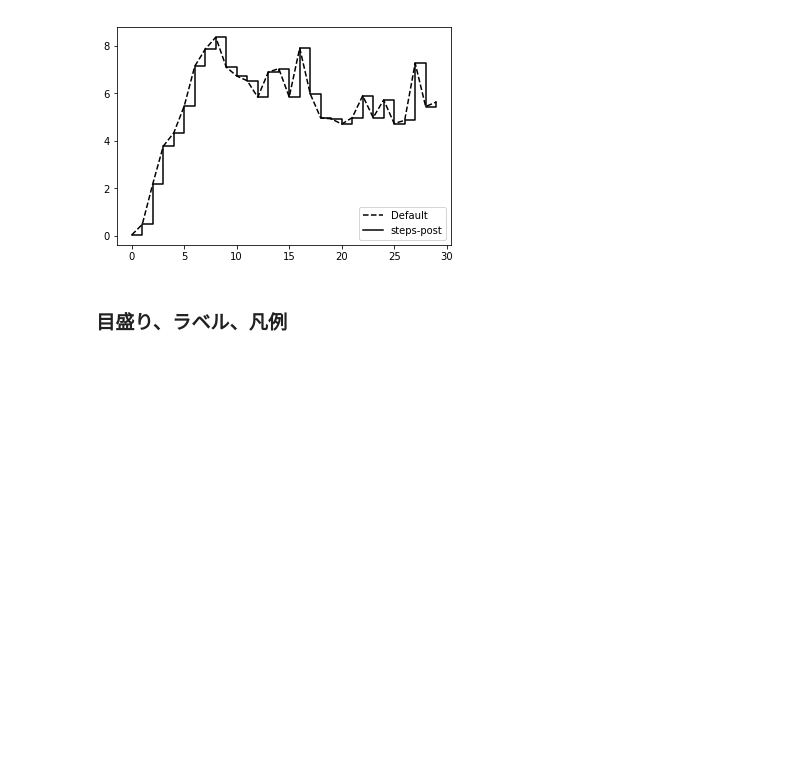
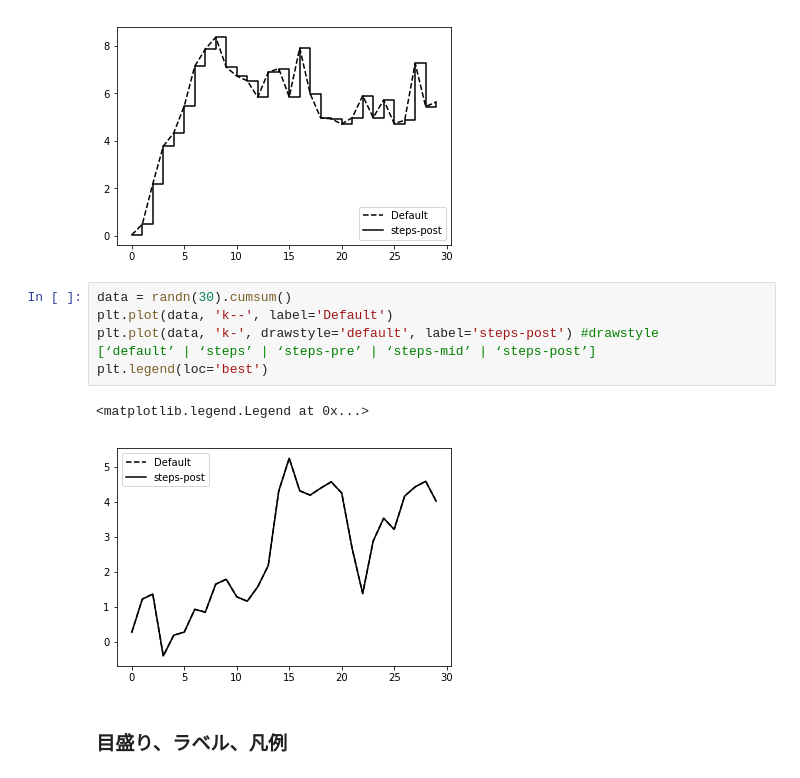
Before and after one commit to miyamotok0105/pydata-book, a Jupyter notebook: ch08-J.ipynb, the cells around one changed output. Saved outputs shown, nothing was run; the diff lists cells and outputs as text; blank space fills up the shorter version.

```diff
--- a/ch08-J.ipynb
+++ b/ch08-J.ipynb
@@ -262,6 +305,14 @@ plt.legend(loc='best')
 # %% [output]
 <matplotlib.legend.Legend at 0x...>
 [figure]
+# %%
+data = randn(30).cumsum()
+plt.plot(data, 'k--', label='Default')
+plt.plot(data, 'k-', drawstyle='default', label='steps-post') #drawstyle	[‘default’ | ‘steps’ | ‘steps-pre’ | ‘steps-mid’ | ‘steps-post’]
+plt.legend(loc='best')
+# %% [output]
+<matplotlib.legend.Legend at 0x...>
+[figure, added]
 # %% [markdown]
 ### 目盛り、ラベル、凡例
 # %% [markdown]
```
Also changed, not shown: parts of 66 cells of this notebook.
